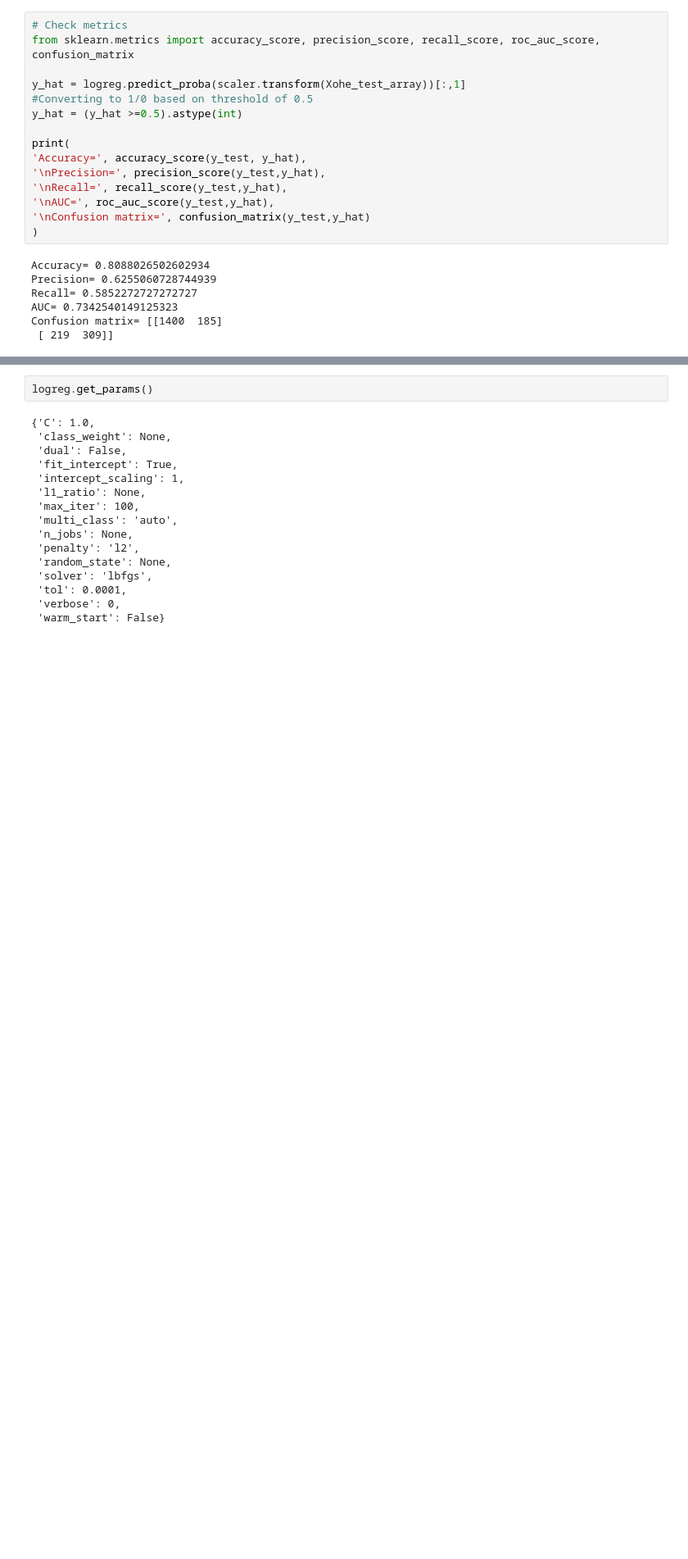
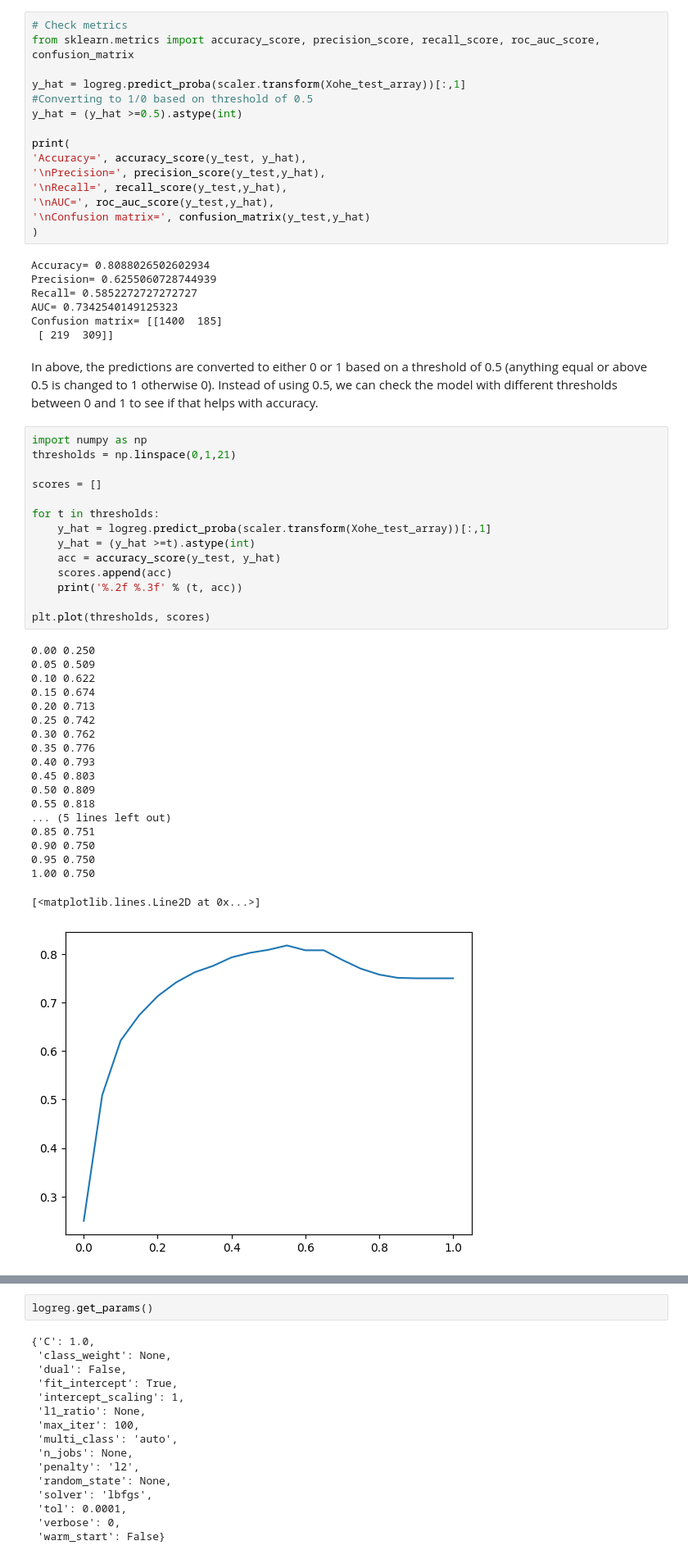
Before and after one commit to hasmasood/Customer-Churn, a Jupyter notebook: Step3-MLDev.ipynb, the cells around one changed output, grey strips where cells are left out. Shown at 82% size. Saved outputs shown, nothing was run; the diff lists cells and outputs as text; blank space fills up the shorter version.

```diff
--- a/Step3-MLDev.ipynb
+++ b/Step3-MLDev.ipynb
@@ -436,3 +319,39 @@ Recall= 0.5852272727272727
 AUC= 0.7342540149125323
 Confusion matrix= [[1400  185]
  [ 219  309]]
+# %% [markdown]
+In above, the predictions are converted to either 0 or 1 based on a threshold of 0.5 (anything equal or above 0.5 is changed to 1 otherwise 0). Instead of using 0.5, we can check the model with different thresholds between 0 and 1 to see if that helps with accuracy.
+# %%
+import numpy as np
+thresholds = np.linspace(0,1,21)
+
+scores = []
+
+for t in thresholds:
+    y_hat = logreg.predict_proba(scaler.transform(Xohe_test_array))[:,1]
+    y_hat = (y_hat >=t).astype(int)
+    acc = accuracy_score(y_test, y_hat)
+    scores.append(acc)
+    print('%.2f %.3f' % (t, acc))
+
+plt.plot(thresholds, scores)
+# %% [output]
+0.00 0.250
+0.05 0.509
+0.10 0.622
+0.15 0.674
+0.20 0.713
+0.25 0.742
+0.30 0.762
+0.35 0.776
+0.40 0.793
+0.45 0.803
+0.50 0.809
+0.55 0.818
+... (5 lines left out)
+0.85 0.751
+0.90 0.750
+0.95 0.750
+1.00 0.750
+[<matplotlib.lines.Line2D at 0x...>]
+[figure, added]
```
Also changed, not shown: parts of 15 cells of this notebook.
